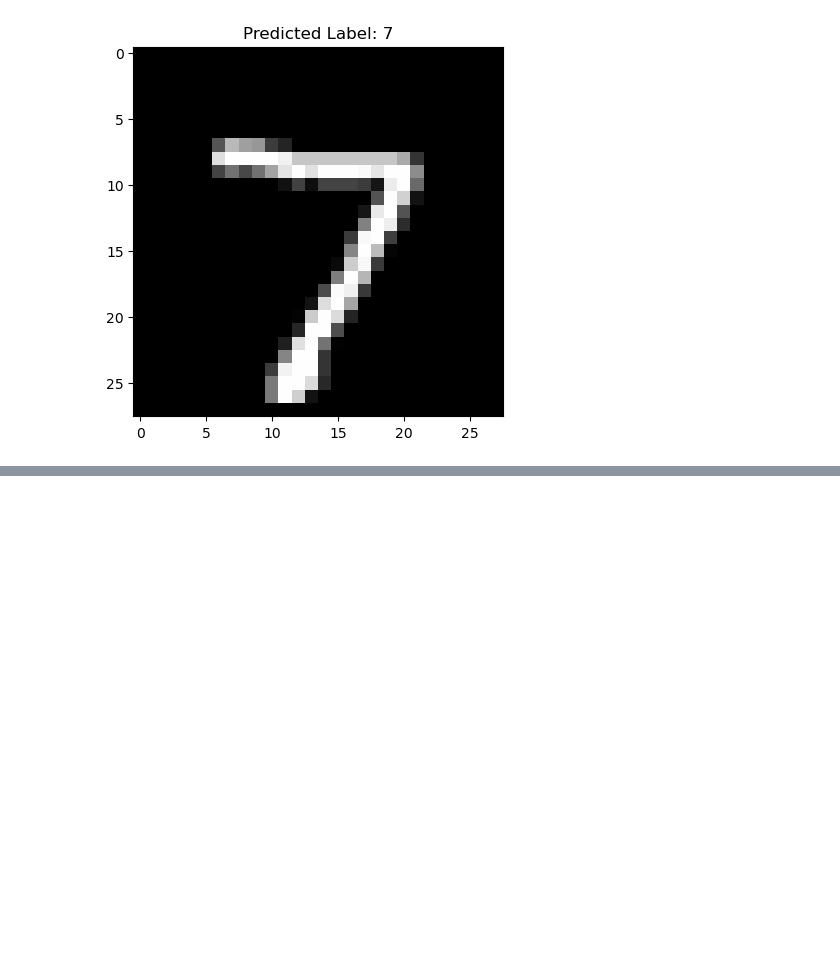
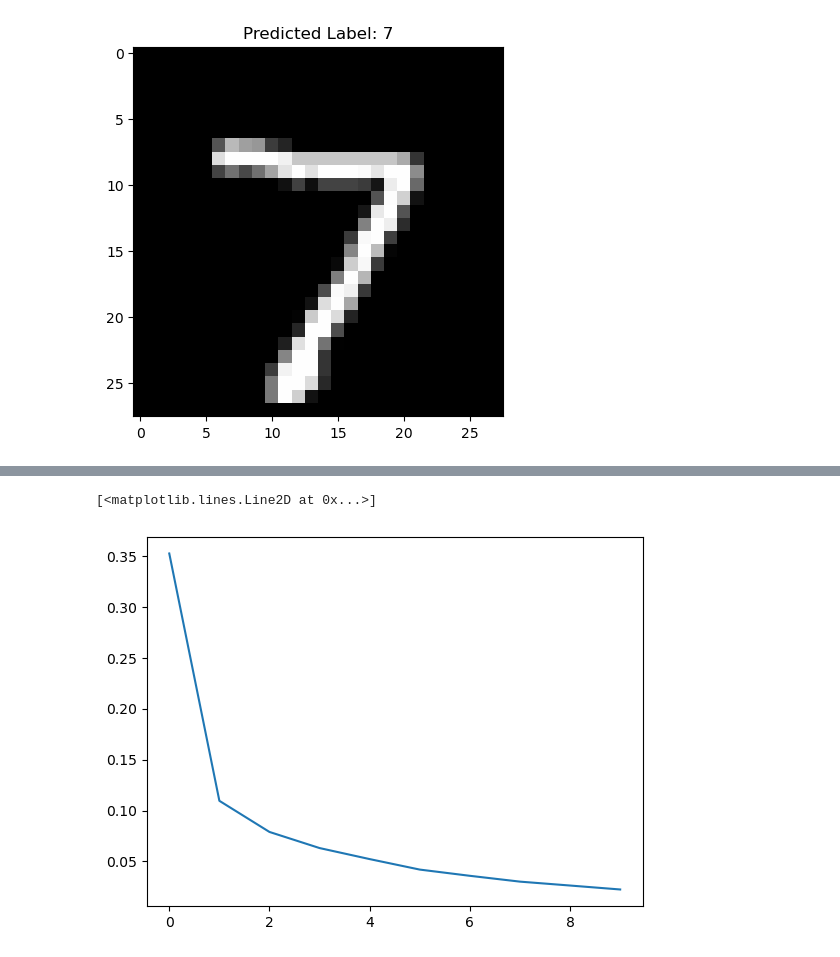
Before and after one commit to hetbhagatji09/MNIST_Classification, a Jupyter notebook: notebook.ipynb, the cells around one changed output, grey strips where cells are left out. Drawn from its saved outputs; the diff is of its cells as text; code cells hidden in the pictures; blank space fills up the shorter version.

```diff
--- a/notebook.ipynb
+++ b/notebook.ipynb
@@ -156,0 +160,5 @@ plt.show()
+# %%
+plt.plot(history.history['loss'])
+# %% [output]
+[<matplotlib.lines.Line2D at 0x...>]
+[figure, added]
```
Also changed, not shown: parts of 16 cells of this notebook, 1 other file.
